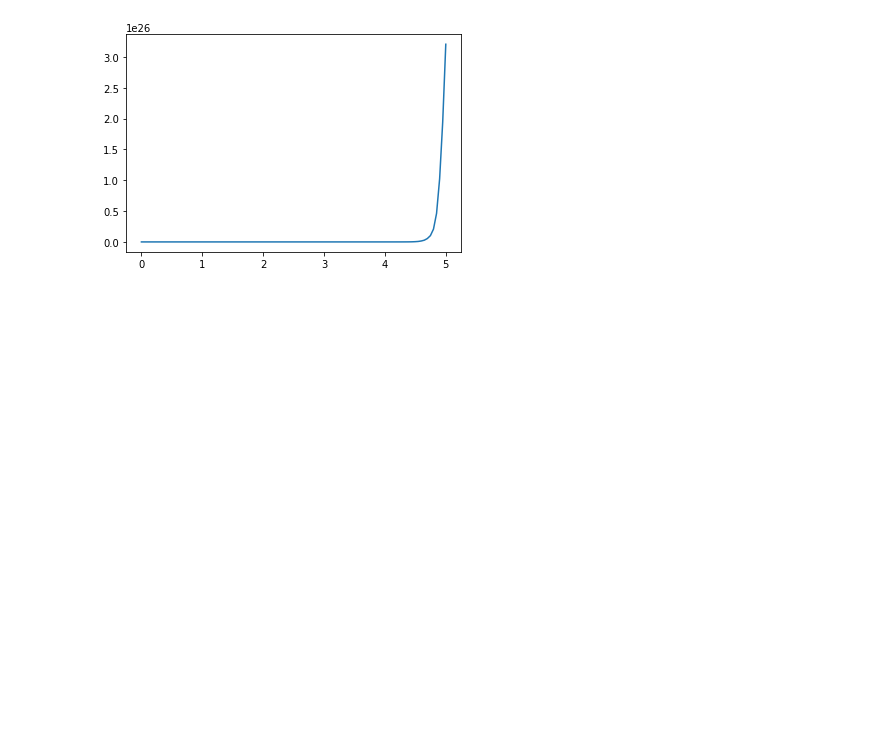
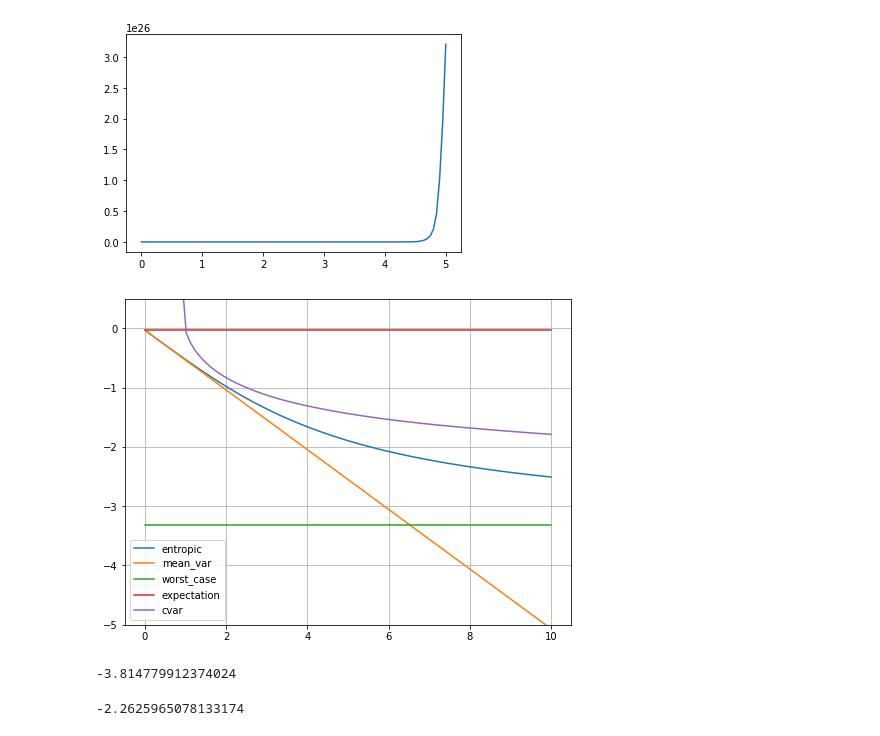
Before and after one commit to bluesunb/RL_Stocks, a Jupyter notebook: Theory/lognormal_distribution.ipynb, the cells around one changed output. Saved outputs shown, nothing was run; the diff lists cells and outputs as text; code cells hidden in the pictures; blank space fills up the shorter version.

```diff
--- a/Theory/lognormal_distribution.ipynb
+++ b/Theory/lognormal_distribution.ipynb
@@ -182,0 +191,33 @@ plt.plot(t, res)
+# %%
+x = np.random.standard_normal(5000)
+expectation = lambda aversion: np.mean(x) + np.zeros_like(aversion)
+mean_var = lambda aversion: np.mean(x)-aversion/2*np.var(x)
+worst_case = lambda aversion: np.min(x)+np.zeros_like(aversion)
+entropic = lambda aversion: -np.log(np.mean(np.exp(-aversion[:, None]*x), axis=-1))/aversion
+
+
+def cvar(aversion):
+    w = np.linspace(-10, 10, 1000)
+    risk_term = np.mean(np.clip(w[:, None]-x, a_min=0, a_max=np.inf), axis=-1)  # (len(w), )
+    risk_term = aversion[:, None]*risk_term     # (len(a), len(w))
+    return np.max(-risk_term+w, axis=-1)
+# %%
+a = np.linspace(0.01,10,100)
+plt.figure(figsize=(8,6))
+plt.plot(a, entropic(a), label='entropic')
+plt.plot(a, mean_var(a), label='mean_var')
+plt.plot(a, worst_case(a), label='worst_case')
+plt.plot(a, expectation(a), label='expectation')
+plt.plot(a, cvar(a), label='cvar')
+
+plt.ylim([-5,0.5])
+plt.grid(True)
+
+plt.legend()
+plt.show()
+# %% [output]
+[figure, added]
+# %%
+worst_case(a)
+# %% [output]
+-3.814779912374024
@@ -182,0 +234,4 @@ plt.plot(t, res)
+# %%
+res.fun
+# %% [output]
+-2.2625965078133174
```
Also changed, not shown: parts of 8 cells of this notebook, 9 other files.
